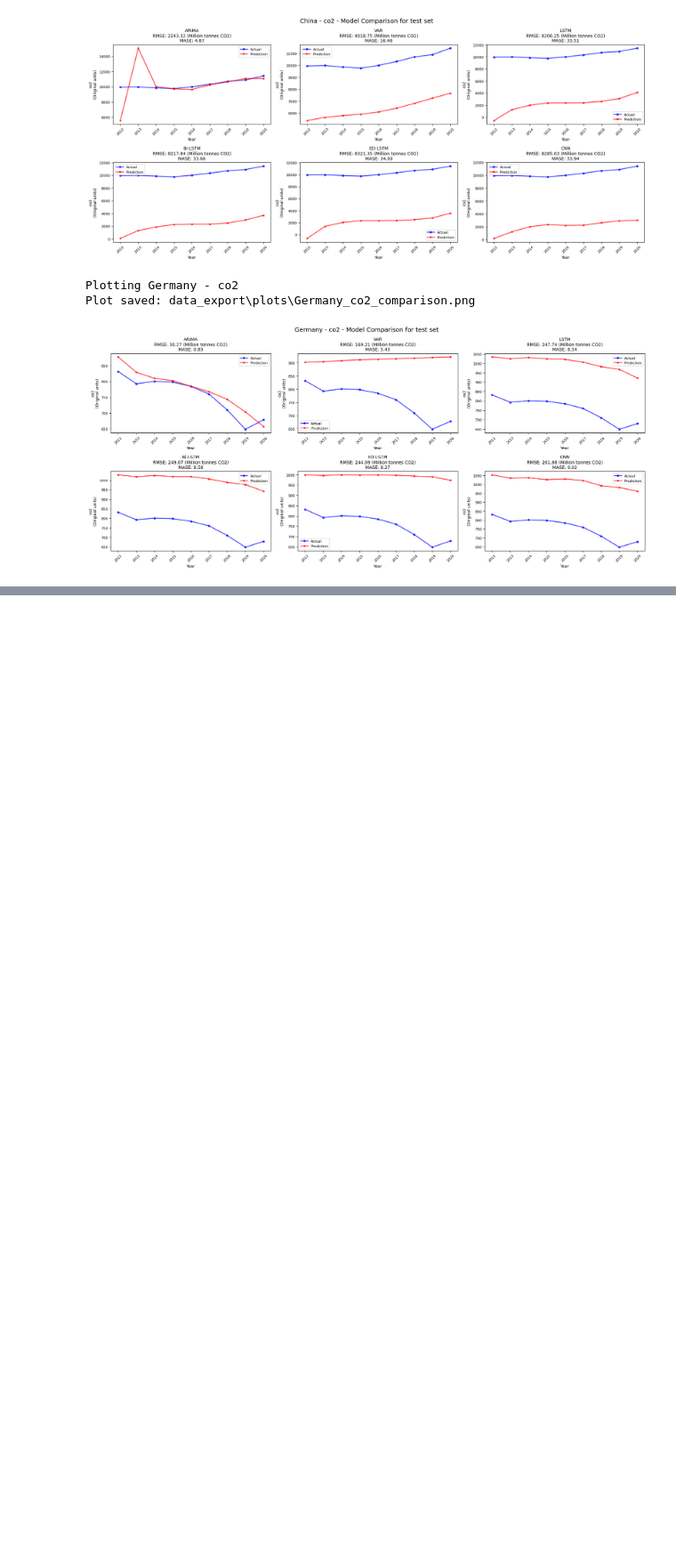
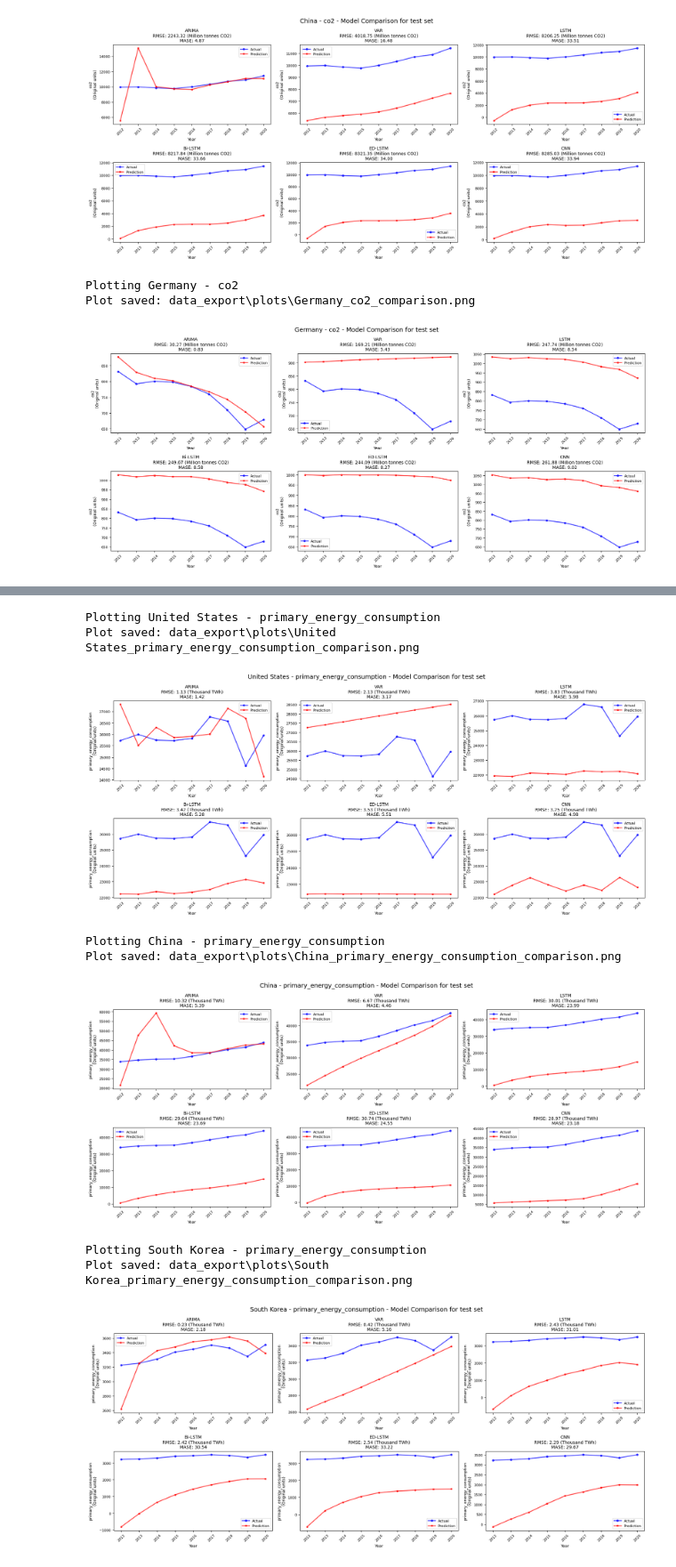
Before and after one commit to pinglainstitute/energy-gdp-emissions, a Jupyter notebook: code/01_Autoregressive.ipynb, the cells around one changed output, grey strips where cells are left out. Shown at 89% size. Saved outputs shown, nothing was run; the diff lists cells and outputs as text; code cells hidden in the pictures; blank space fills up the shorter version.

```diff
--- a/code/01_Autoregressive.ipynb
+++ b/code/01_Autoregressive.ipynb
@@ -971,0 +992,20 @@ Plot saved: data_export\plots\Germany_co2_comparison.png
+# %%
+sample_countries = ['United States', 'China', 'South Korea']
+sample_targets = ['primary_energy_consumption']
+
+for target_var in sample_targets:
+    if target_var in all_results:
+        for country in sample_countries:
+            if country in all_results[target_var] and all_results[target_var][country]:
+                print(f"Plotting {country} - {target_var}")
+                plot_model_comparisons(all_results, target_var, country)
+# %% [output]
+Plotting United States - primary_energy_consumption
+Plot saved: data_export\plots\United States_primary_energy_consumption_comparison.png
+[figure, added]
+Plotting China - primary_energy_consumption
+Plot saved: data_export\plots\China_primary_energy_consumption_comparison.png
+[figure, added]
+Plotting South Korea - primary_energy_consumption
+Plot saved: data_export\plots\South Korea_primary_energy_consumption_comparison.png
+[figure, added]
```
Also changed, not shown: parts of 1 cell of this notebook.
